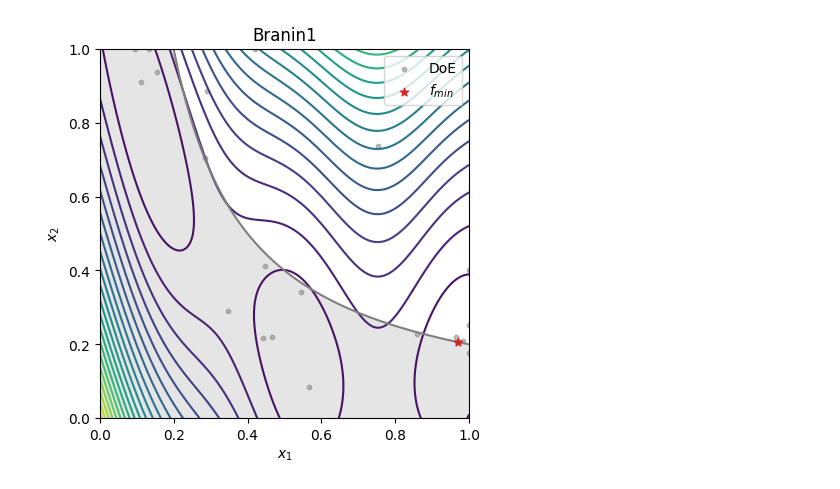
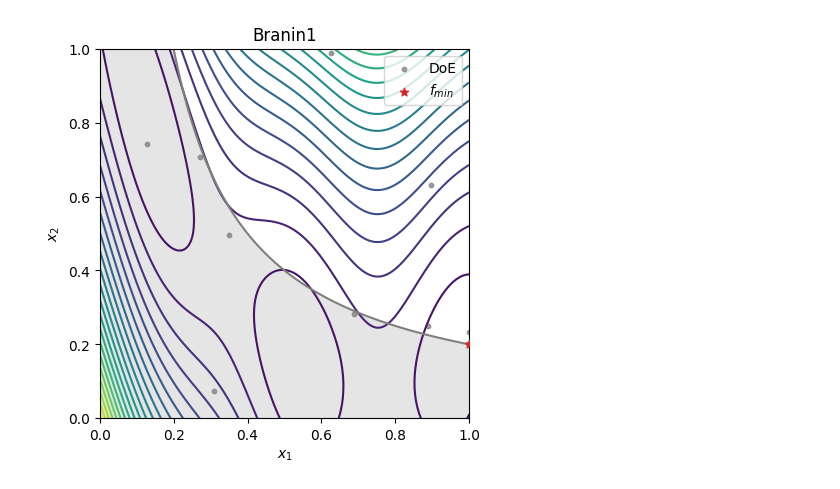
Before and after one commit to SMTorg/smt-optim, a Jupyter notebook: examples/sego.ipynb, the cells around one changed output. Drawn from its saved outputs; the diff is of its cells as text; code cells hidden in the pictures.

```diff
--- a/examples/sego.ipynb
+++ b/examples/sego.ipynb
@@ -100,29 +22,33 @@ plt.show()
 # %%
 obj_config = ObjectiveConfig(
-    problem.objective[-1],
-    problem.bounds,
+    [problem.objective[-1]],
     type="minimize",
-    surrogate=SmtKRG,
-    costs = [1],
+    surrogate=SmtAutoModel,
 )
 
 # configure the constraint
 cstr_config = ConstraintConfig(
-    problem.constraints[0][-1],
+    [problem.constraints[0][-1]],
     type="less",                    # set the constraint type (less, greater or equal)
     value=0.0,                      # g(x) <= 0
-    surrogate=SmtKRG,               # set which GP to model this constraint
+    surrogate=SmtAutoModel,               # set which GP to model this constraint
 )
 
-opt_config = OptimizerConfig(
-    constraints=[cstr_config],      # list the constraints
-    max_iter = 20,
-    nt_init = 4,
+prob_definition = Problem(
+    obj_configs=[obj_config],
+    design_space=problem.bounds,    # problem bounds
+    cstr_configs=[cstr_config],     # list the constraints
+)
+
+opt_config = DriverConfig(
+    max_iter = 10,
+    nt_init = 6,
     verbose = True,
     scaling = True,
+    seed=42,
 )
 
-optimizer = Optimizer(obj_config, opt_config, MFSEGO)
+driver = Driver(prob_definition, opt_config, MFSEGO)
 
-opt_data = optimizer.optimize()
+state = driver.optimize()
 # %% [output]
@@ -146,41 +92,40 @@ opt_data = optimizer.optimize()
 # %%
-# get the lowest feasible sampled objective value
-idx = np.argmin(np.where(optimizer.ct[-1] <= 0, optimizer.yt[-1], np.inf))
-f_min = optimizer.yt[-1][idx]
-x_min = optimizer.xt[-1][idx, :]
+# get the best sample in the dataset
+sample = state.get_best_sample(ctol=1e-4)
+xt = state.dataset.export_as_dict()["x"]
 
 X = np.linspace(0, 1, 201)
 
 XX, YY = np.meshgrid(X, X)
 
 data = np.vstack((XX.ravel(), YY.ravel())).T
 z = np.empty(data.shape[0])
 c = np.empty(data.shape[0])
 
 for i in range(data.shape[0]):
     z[i] = problem.objective[-1](data[i, :])
     c[i] = problem.constraints[0][-1](data[i, :])
 
 Z = z.reshape(XX.shape)
 C = c.reshape(XX.shape)
 
 fig, ax = plt.subplots()
 
 ax.set_title(problem.name)
 
 ax.contour(XX, YY, Z, levels=20)
 
 ax.contourf(XX, YY, np.where(C <= 0, np.nan, C), levels=0, colors="C7", alpha=0.20)
 ax.contour(XX, YY, C, levels=[0], colors="C7")
 
-ax.scatter(optimizer.xt[-1][:, 0], optimizer.xt[-1][:, 1], 10, color="C7", alpha=0.5, label="DoE")
-ax.scatter(x_min[0], x_min[1], c="C3", marker="*", label=r"$f_{min}$", zorder=10)
+ax.scatter(xt[:, 0], xt[:, 1], 10, color="C7", alpha=0.75, label="DoE")
+ax.scatter(sample.x[0], sample.x[1], c="C3", marker="*", label=r"$f_{min}$", zorder=10)
 
 ax.set_xlabel(r"$x_1$")
 ax.set_ylabel(r"$x_2$")
 
 ax.legend()
 ax.set_aspect("equal")
 plt.show()
 # %% [output]
-[figure, old version]
+[figure, new version]
```
Also changed, not shown: parts of 11 cells of this notebook, 31 other files.
